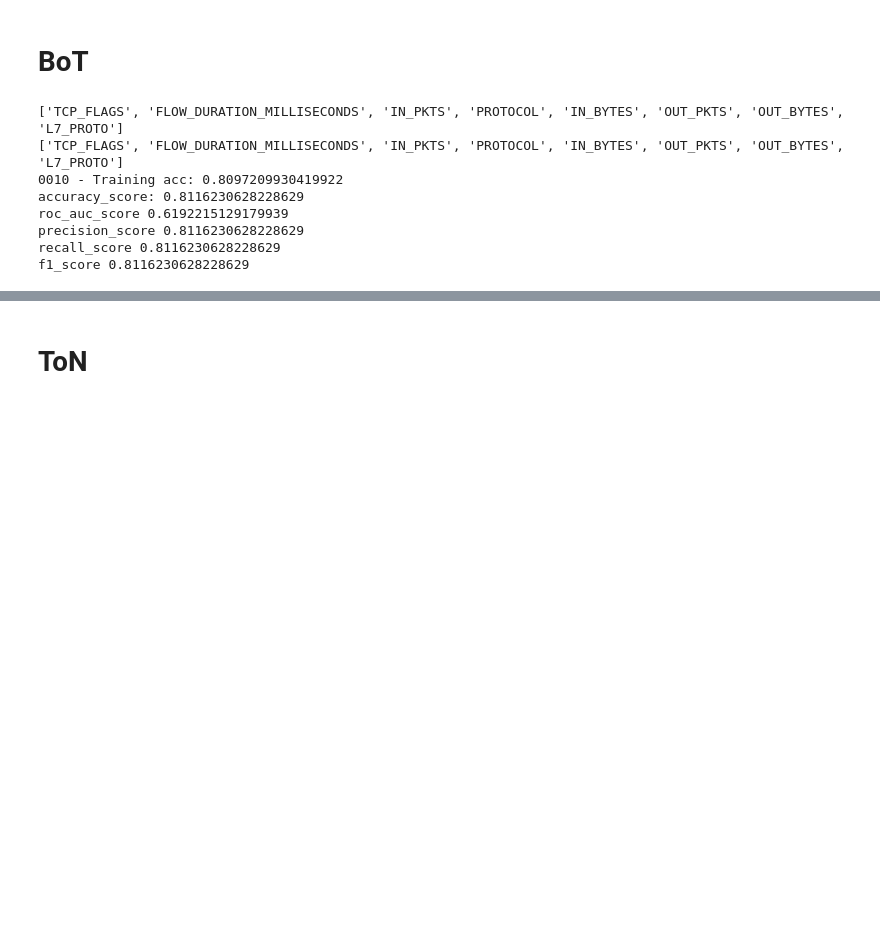
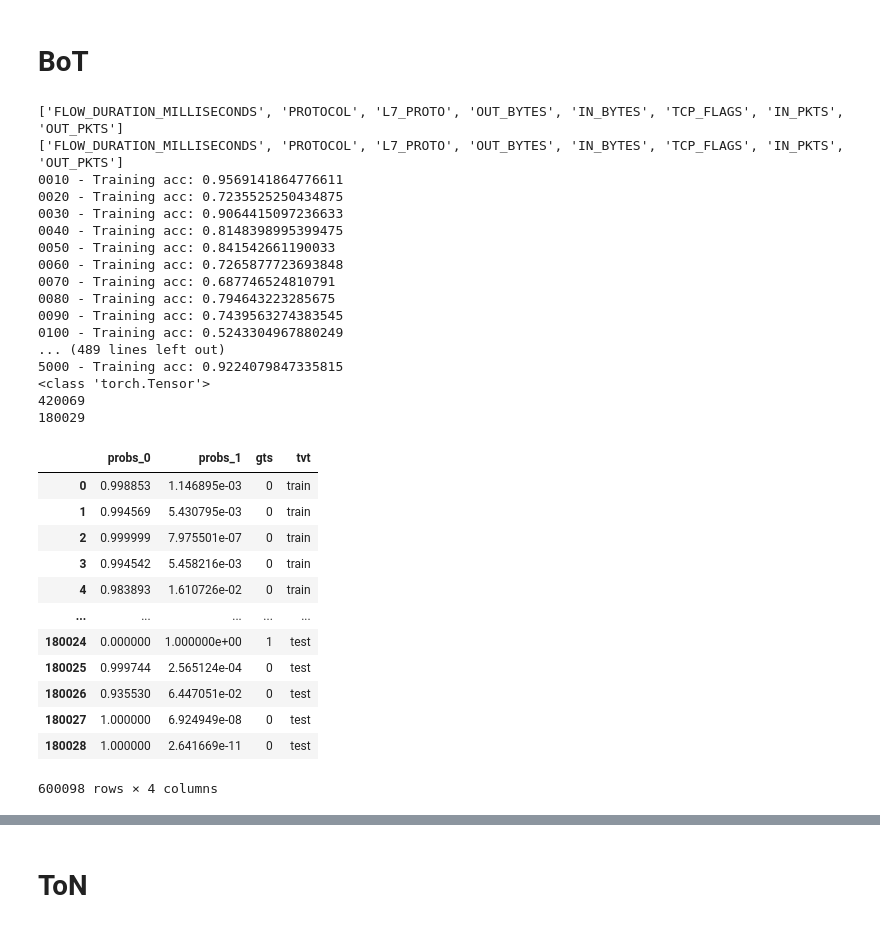
Before and after one commit to hoangntc/TS-IDS, a Jupyter notebook: experiment/3_baseline_EGraphSAGE.ipynb, the cells around one changed output, grey strips where cells are left out. Cells and saved outputs as stored; diff of their text form; code cells hidden in the pictures; blank space fills up the shorter version.

```diff
--- a/experiment/3_baseline_EGraphSAGE.ipynb
+++ b/experiment/3_baseline_EGraphSAGE.ipynb
@@ -246,19 +271,43 @@ n_epochs = 10
 device = 'cuda:0'
 # %%
 cname_label = 'Label'
-run_baseline(
+bot_bin_prob_df = run_baseline(
     ds_name,
     cname_label,
     n_epochs
 )
+bot_bin_prob_df
+bot_bin_prob_df.to_csv('../output/EGraphSAGE_nf_bot_binary.csv', index=False)
 # %% [output]
-['TCP_FLAGS', 'FLOW_DURATION_MILLISECONDS', 'IN_PKTS', 'PROTOCOL', 'IN_BYTES', 'OUT_PKTS', 'OUT_BYTES', 'L7_PROTO']
-['TCP_FLAGS', 'FLOW_DURATION_MILLISECONDS', 'IN_PKTS', 'PROTOCOL', 'IN_BYTES', 'OUT_PKTS', 'OUT_BYTES', 'L7_PROTO']
-0010 - Training acc: 0.8097209930419922
-accuracy_score: 0.8116230628228629
-roc_auc_score 0.6192215129179939
-precision_score 0.8116230628228629
-recall_score 0.8116230628228629
-f1_score 0.8116230628228629
+['FLOW_DURATION_MILLISECONDS', 'PROTOCOL', 'L7_PROTO', 'OUT_BYTES', 'IN_BYTES', 'TCP_FLAGS', 'IN_PKTS', 'OUT_PKTS']
+['FLOW_DURATION_MILLISECONDS', 'PROTOCOL', 'L7_PROTO', 'OUT_BYTES', 'IN_BYTES', 'TCP_FLAGS', 'IN_PKTS', 'OUT_PKTS']
+0010 - Training acc: 0.9569141864776611
+0020 - Training acc: 0.7235525250434875
+0030 - Training acc: 0.9064415097236633
+0040 - Training acc: 0.8148398995399475
+0050 - Training acc: 0.841542661190033
+0060 - Training acc: 0.7265877723693848
+0070 - Training acc: 0.687746524810791
+0080 - Training acc: 0.794643223285675
+0090 - Training acc: 0.7439563274383545
+0100 - Training acc: 0.5243304967880249
+... (489 lines left out)
+5000 - Training acc: 0.9224079847335815
+<class 'torch.Tensor'>
+420069
+180029
+|  | probs_0 | probs_1 | gts | tvt |
+| 0 | 0.998853 | 1.146895e-03 | 0 | train |
+| 1 | 0.994569 | 5.430795e-03 | 0 | train |
+| 2 | 0.999999 | 7.975501e-07 | 0 | train |
+| 3 | 0.994542 | 5.458216e-03 | 0 | train |
+| 4 | 0.983893 | 1.610726e-02 | 0 | train |
+| ... | ... | ... | ... | ... |
+| 180024 | 0.000000 | 1.000000e+00 | 1 | test |
+| 180025 | 0.999744 | 2.565124e-04 | 0 | test |
+| 180026 | 0.935530 | 6.447051e-02 | 0 | test |
+| 180027 | 1.000000 | 6.924949e-08 | 0 | test |
+| 180028 | 1.000000 | 2.641669e-11 | 0 | test |
+600098 rows × 4 columns
 # %%
 cname_label = 'Attack'
```
Also changed, not shown: parts of 29 cells of this notebook, 9 other files.
